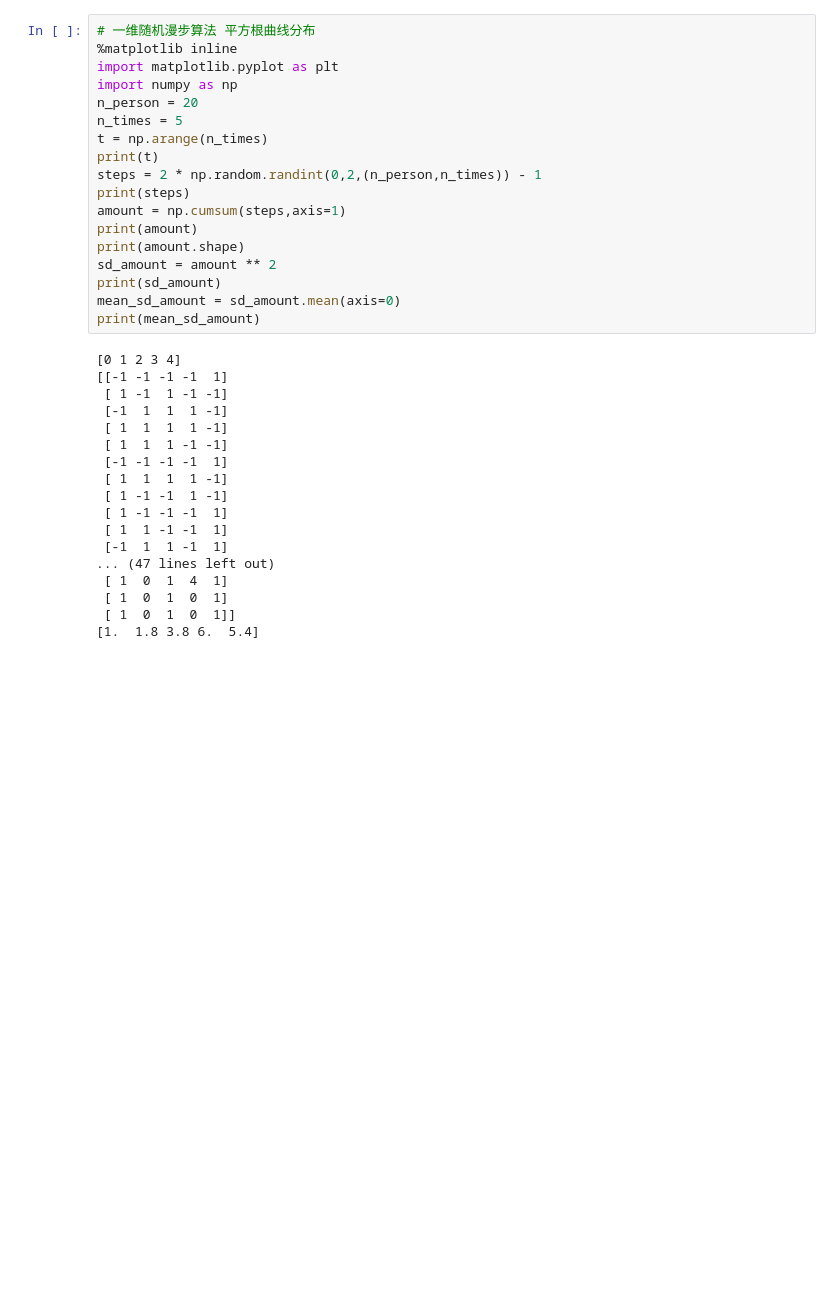
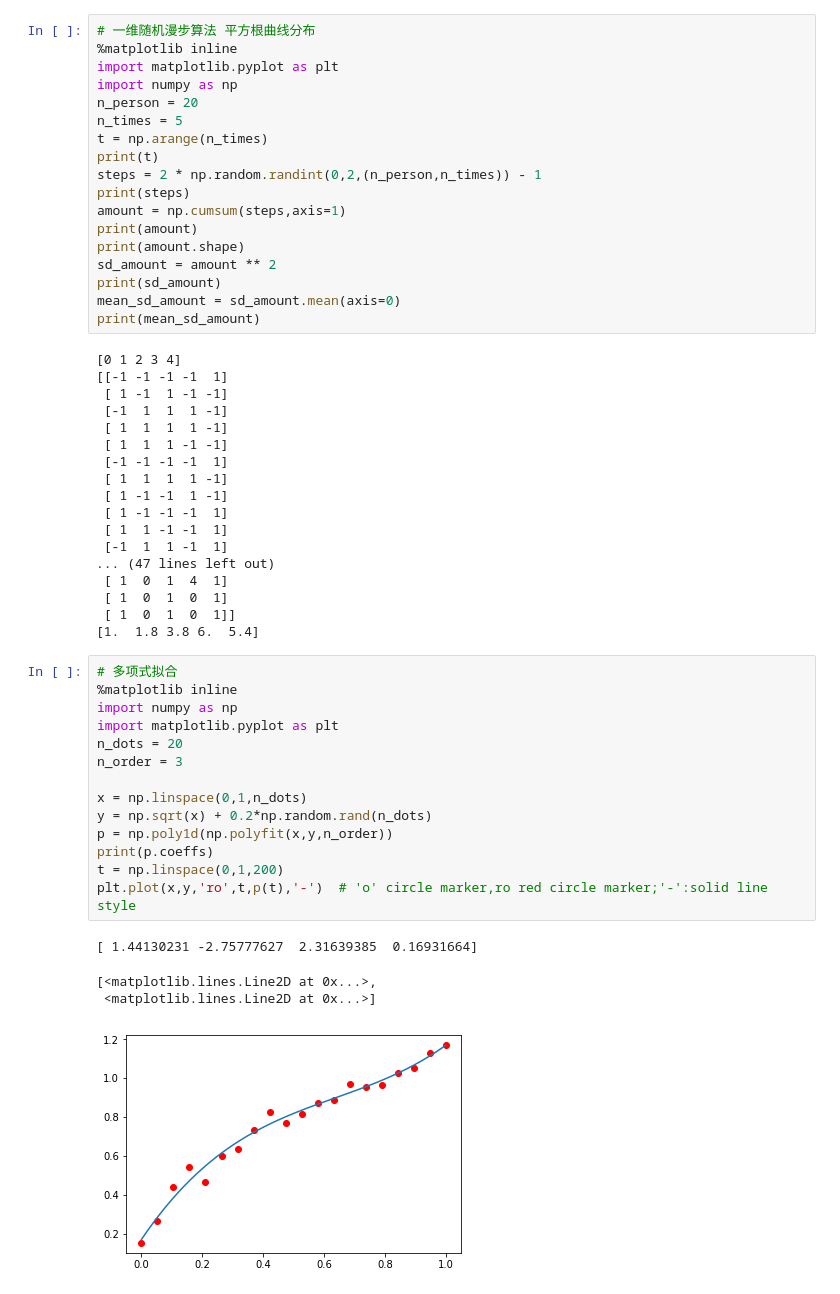
Before and after one commit to sundayliu/machinelearning, a Jupyter notebook: scikit/ch02_02.ipynb, the cells around one changed output. Drawn from its saved outputs; the diff is of its cells as text; blank space fills up the shorter version.

Commit message:
matplot

```diff
--- a/scikit/ch02_02.ipynb
+++ b/scikit/ch02_02.ipynb
@@ -58,3 +58,22 @@ print(mean_sd_amount)
  [ 1  0  1  0  1]
  [ 1  0  1  0  1]]
 [1.  1.8 3.8 6.  5.4]
+# %%
+# 多项式拟合
+%matplotlib inline
+import numpy as np
+import matplotlib.pyplot as plt
+n_dots = 20
+n_order = 3
+
+x = np.linspace(0,1,n_dots)
+y = np.sqrt(x) + 0.2*np.random.rand(n_dots)
+p = np.poly1d(np.polyfit(x,y,n_order))
+print(p.coeffs)
+t = np.linspace(0,1,200)
+plt.plot(x,y,'ro',t,p(t),'-')  # 'o' circle marker,ro red circle marker;'-':solid line style
+# %% [output]
+[ 1.44130231 -2.75777627  2.31639385  0.16931664]
+[<matplotlib.lines.Line2D at 0x...>,
+ <matplotlib.lines.Line2D at 0x...>]
+[figure, added]
```
Also changed, not shown: parts of 1 cell of this notebook, 2 other files.
